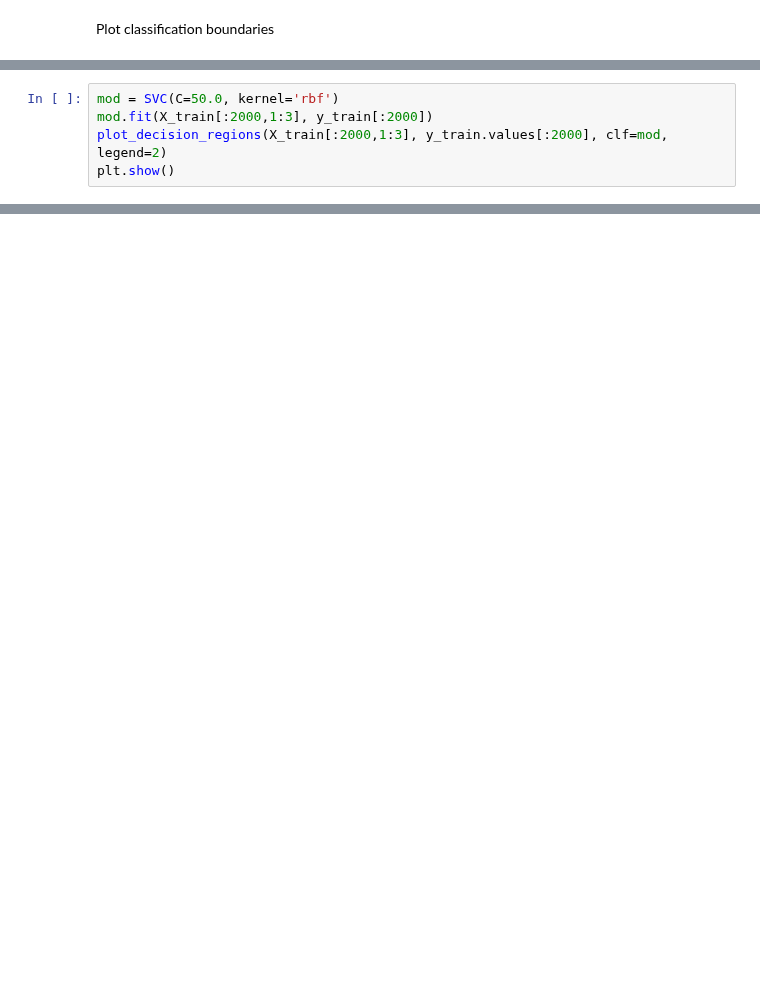
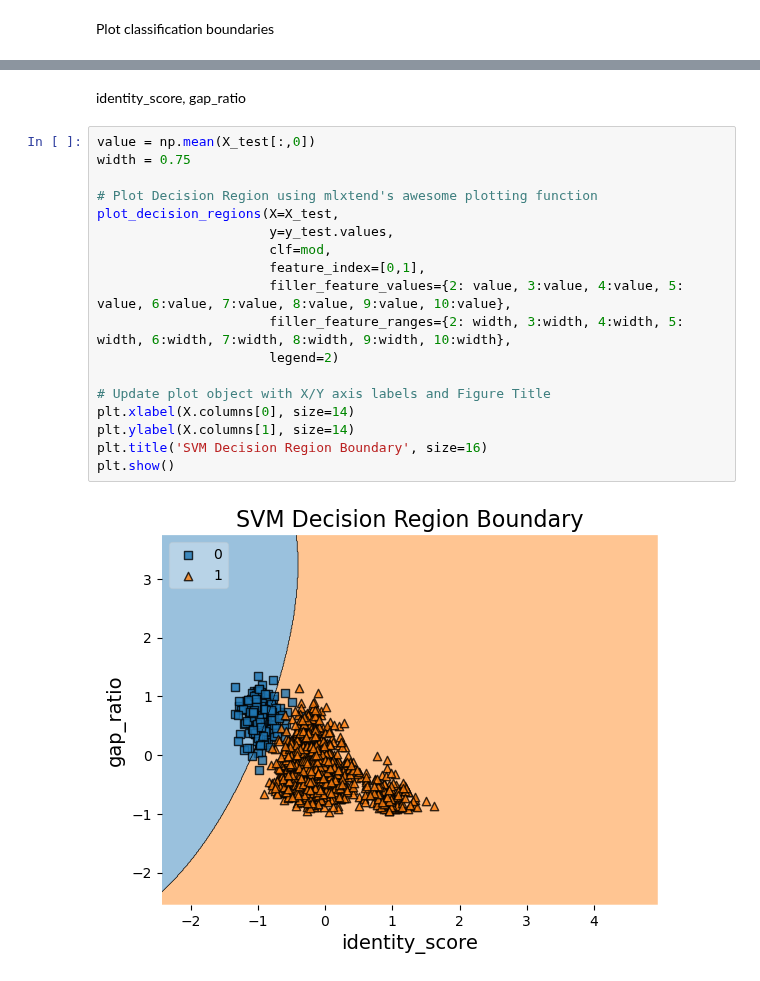
Before and after one commit to nezapajek/project-tobamo, a Jupyter notebook: analysis/fragmented_orf/07_SVM_cluster.ipynb, the cells around one changed output, grey strips where cells are left out. Drawn from its saved outputs; the diff is of its cells as text; blank space fills up the shorter version.

```diff
--- a/analysis/fragmented_orf/07_SVM_cluster.ipynb
+++ b/analysis/fragmented_orf/07_SVM_cluster.ipynb
@@ -109,5 +94,0 @@ plt.show()
-# %%
-mod = SVC(C=50.0, kernel='rbf')
-mod.fit(X_train[:2000,1:3], y_train[:2000])
-plot_decision_regions(X_train[:2000,1:3], y_train.values[:2000], clf=mod, legend=2)
-plt.show()
@@ -180,0 +117,22 @@ model2.score(X2_test, y2_test)
+# %% [markdown]
+identity_score, gap_ratio
+# %%
+value = np.mean(X_test[:,0])
+width = 0.75
+
+# Plot Decision Region using mlxtend's awesome plotting function
+plot_decision_regions(X=X_test,
+                      y=y_test.values,
+                      clf=mod,
+                      feature_index=[0,1],
+                      filler_feature_values={2: value, 3:value, 4:value, 5: value, 6:value, 7:value, 8:value, 9:value, 10:value},
+                      filler_feature_ranges={2: width, 3:width, 4:width, 5: width, 6:width, 7:width, 8:width, 9:width, 10:width},
+                      legend=2)
+
+# Update plot object with X/Y axis labels and Figure Title
+plt.xlabel(X.columns[0], size=14)
+plt.ylabel(X.columns[1], size=14)
+plt.title('SVM Decision Region Boundary', size=16)
+plt.show()
+# %% [output]
+[figure, added]
```
Also changed, not shown: parts of 31 cells of this notebook, 2 other files.
